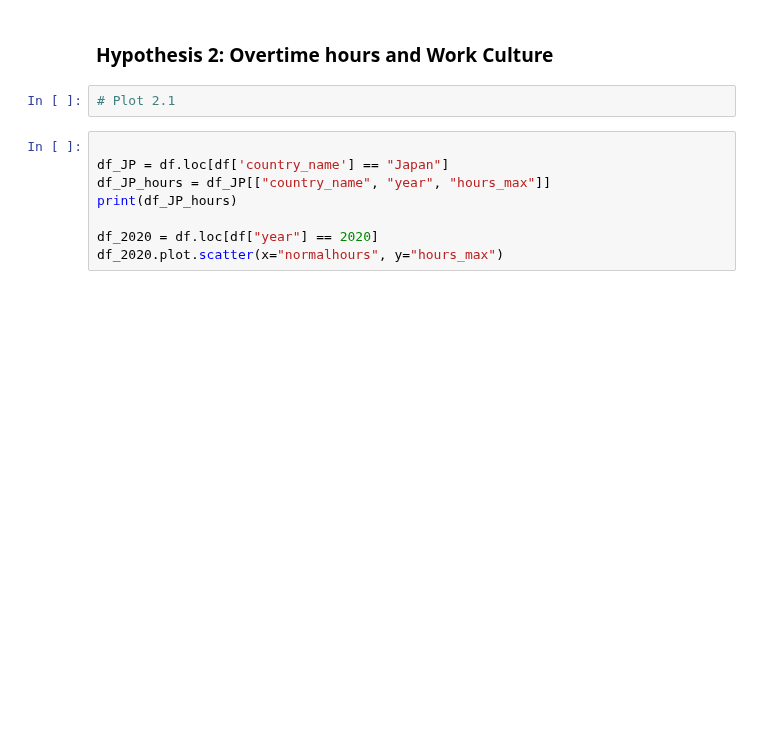
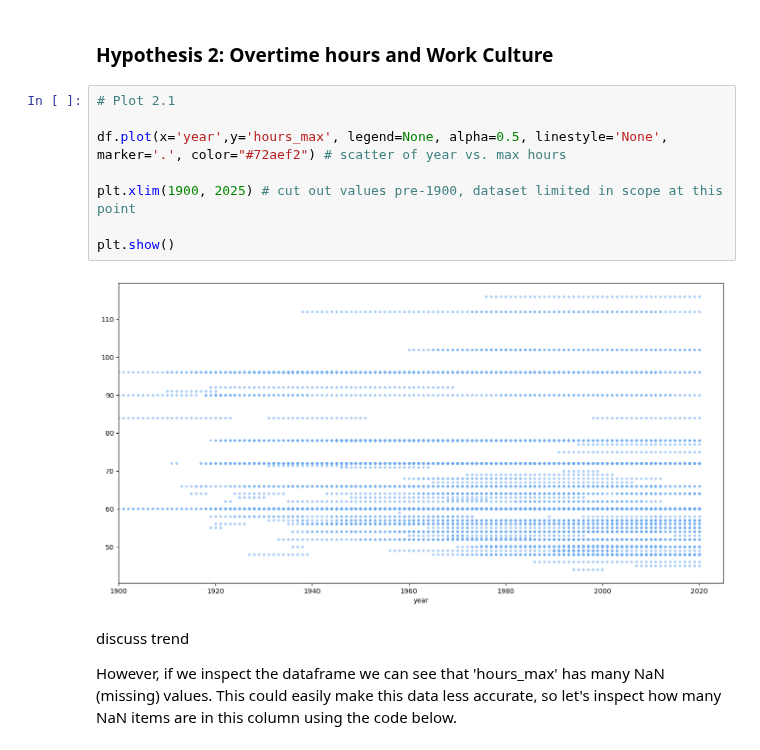
Before and after one commit to trevor-moss/ek121_finalProj, a Jupyter notebook: submission_format.ipynb, the cells around one changed output. Saved outputs shown, nothing was run; the diff lists cells and outputs as text; blank space fills up the shorter version.

Commit message:
plot 2 and stuff and trevor's 3D plot (1.3.1, his code)

```diff
--- a/submission_format.ipynb
+++ b/submission_format.ipynb
@@ -83,11 +87,15 @@ plt.show()
 ### Hypothesis 2: Overtime hours and Work Culture
 # %%
 # Plot 2.1
+
+df.plot(x='year',y='hours_max', legend=None, alpha=0.5, linestyle='None', marker='.', color="#72aef2") # scatter of year vs. max hours
+
+plt.xlim(1900, 2025) # cut out values pre-1900, dataset limited in scope at this point
+
+plt.show()
+# %% [output]
+[figure, added]
-# %%
-
-df_JP = df.loc[df['country_name'] == "Japan"]
-df_JP_hours = df_JP[["country_name", "year", "hours_max"]]
-print(df_JP_hours)
-
-df_2020 = df.loc[df["year"] == 2020]
-df_2020.plot.scatter(x="normalhours", y="hours_max")
+# %% [markdown]
+discuss trend
+
+However, if we inspect the dataframe we can see that 'hours_max' has many NaN (missing) values. This could easily make this data less accurate, so let's inspect how many NaN items are in this column using the code below.
```
Also changed, not shown: parts of 10 cells of this notebook.
